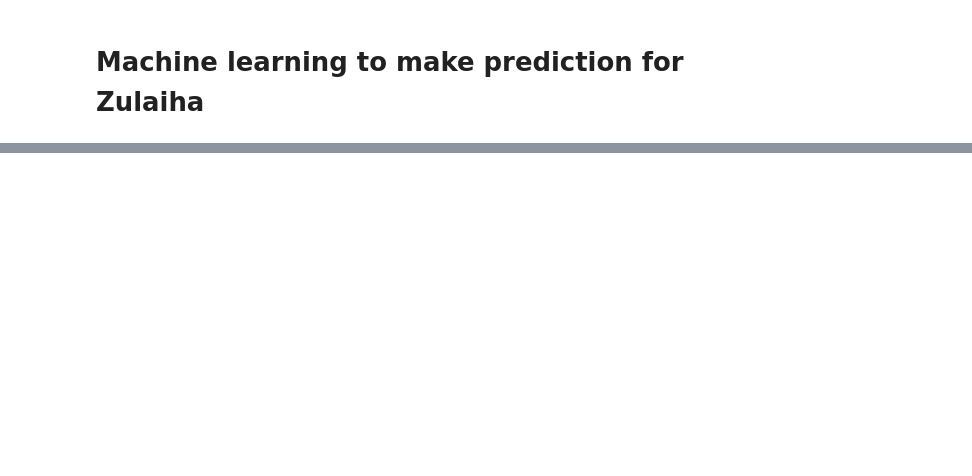
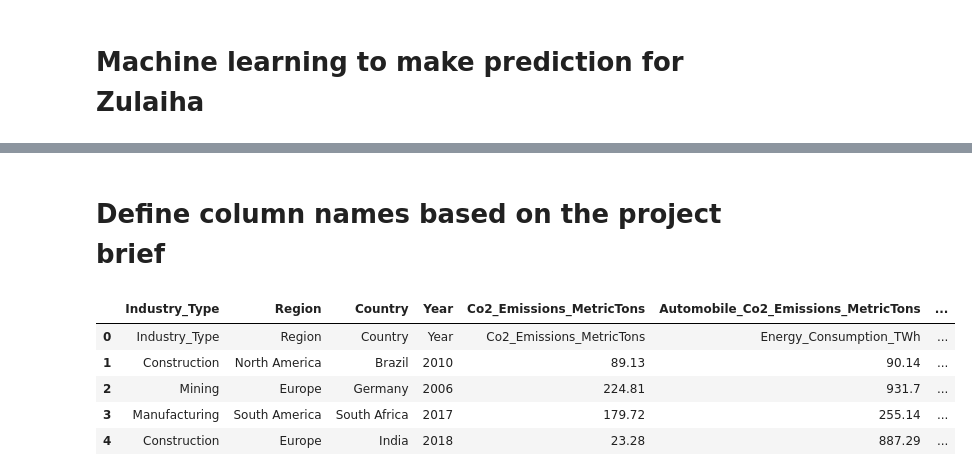
Before and after one commit to nmawulorm/iot-encryption-optimization, a Jupyter notebook: zulaiha/machine-learning.ipynb, the cells around one changed output, grey strips where cells are left out. Saved outputs shown, nothing was run; the diff lists cells and outputs as text; code cells hidden in the pictures; blank space fills up the shorter version.

```diff
--- a/zulaiha/machine-learning.ipynb
+++ b/zulaiha/machine-learning.ipynb
@@ -21,0 +17,35 @@ pd.read_csv("Co2_Emissions_by_Sectors.csv")
+# %% [markdown]
+# Define column names based on the project brief
+# %%
+
+columns = [
+    "Industry_Type",
+    "Region",
+    "Country",
+    "Year",
+    "Co2_Emissions_MetricTons",
+    "Automobile_Co2_Emissions_MetricTons",
+    "Industrial_Co2_Emissions_MetricTons",
+    "Agriculture_Co2_Emissions_MetricTons",
+    "Domestic_Co2_Emissions_MetricTons",
+    "Energy_Consumption_TWh",
+    "Population_Millions",
+    "GDP_Billion_USD",
+    "Urbanization_Percentage",
+    "Renewable_Energy_Percentage",
+    "Industrial_Growth_Percentage",
+    "Transport_Growth_Percentage"
+]
+
+# Load the dataset with column names
+df = pd.read_csv("Co2_Emissions_by_Sectors.csv", header=None, names=columns)
+
+# Display the first few rows
+df.head()
+# %% [output]
+|  | Industry_Type | Region | Country | Year | Co2_Emissions_MetricTons | Automobile_Co2_Emissions_MetricTons | ... |
+| 0 | Industry_Type | Region | Country | Year | Co2_Emissions_MetricTons | Energy_Consumption_TWh | ... |
+| 1 | Construction | North America | Brazil | 2010 | 89.13 | 90.14 | ... |
+| 2 | Mining | Europe | Germany | 2006 | 224.81 | 931.7 | ... |
+| 3 | Manufacturing | South America | South Africa | 2017 | 179.72 | 255.14 | ... |
+| 4 | Construction | Europe | India | 2018 | 23.28 | 887.29 | ... |
```
Also changed, not shown: parts of 9 cells of this notebook.
